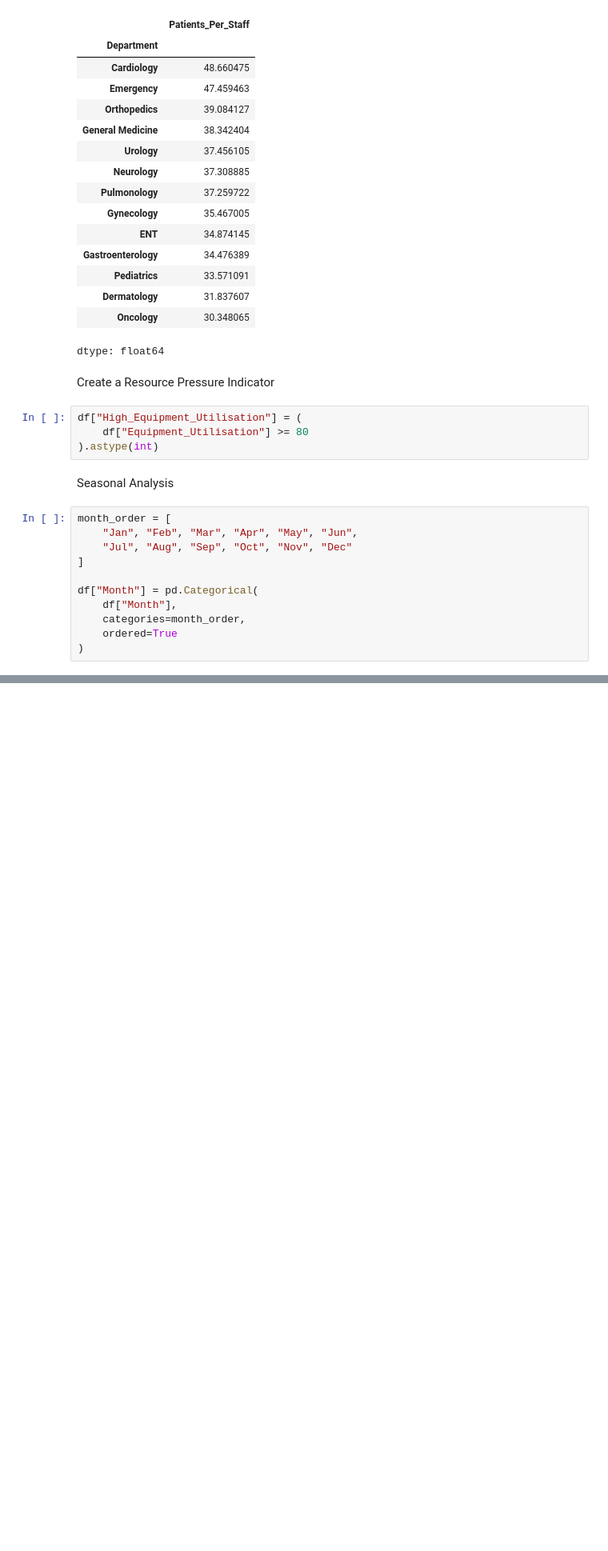
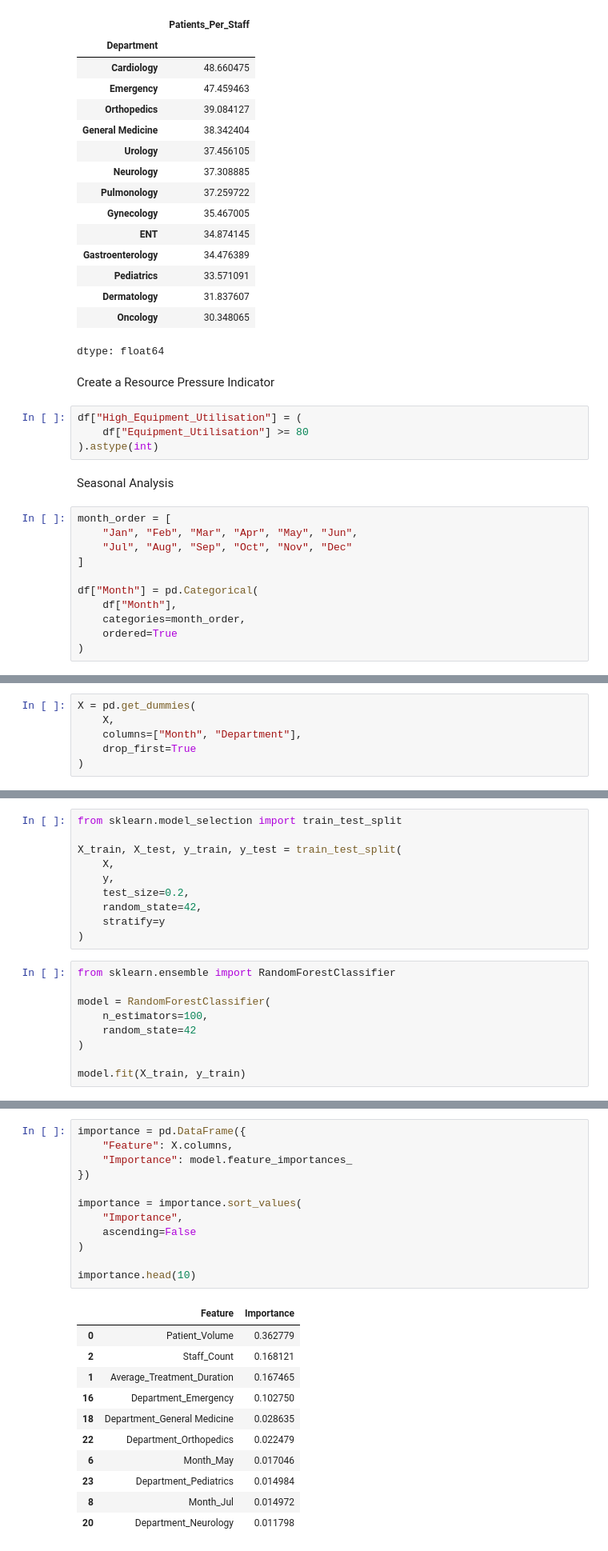
Before and after one commit to PRIYA-P14/Hospital_Resource_Allocation_Analysis, a Jupyter notebook: Hospital_Resource_Allocation_Analysis.ipynb, the cells around one changed output, grey strips where cells are left out. Shown at 80% size. Cells and saved outputs as stored; diff of their text form; blank space fills up the shorter version.

```diff
--- a/Hospital_Resource_Allocation_Analysis.ipynb
+++ b/Hospital_Resource_Allocation_Analysis.ipynb
@@ -243,0 +330,6 @@ df["Month"] = pd.Categorical(
+# %%
+X = pd.get_dummies(
+    X,
+    columns=["Month", "Department"],
+    drop_first=True
+)
@@ -243,0 +338,19 @@ df["Month"] = pd.Categorical(
+# %%
+from sklearn.model_selection import train_test_split
+
+X_train, X_test, y_train, y_test = train_test_split(
+    X,
+    y,
+    test_size=0.2,
+    random_state=42,
+    stratify=y
+)
+# %%
+from sklearn.ensemble import RandomForestClassifier
+
+model = RandomForestClassifier(
+    n_estimators=100,
+    random_state=42
+)
+
+model.fit(X_train, y_train)
@@ -243,0 +402,24 @@ df["Month"] = pd.Categorical(
+# %%
+importance = pd.DataFrame({
+    "Feature": X.columns,
+    "Importance": model.feature_importances_
+})
+
+importance = importance.sort_values(
+    "Importance",
+    ascending=False
+)
+
+importance.head(10)
+# %% [output]
+|  | Feature | Importance |
+| 0 | Patient_Volume | 0.362779 |
+| 2 | Staff_Count | 0.168121 |
+| 1 | Average_Treatment_Duration | 0.167465 |
+| 16 | Department_Emergency | 0.102750 |
+| 18 | Department_General Medicine | 0.028635 |
+| 22 | Department_Orthopedics | 0.022479 |
+| 6 | Month_May | 0.017046 |
+| 23 | Department_Pediatrics | 0.014984 |
+| 8 | Month_Jul | 0.014972 |
+| 20 | Department_Neurology | 0.011798 |
```
Also changed, not shown: parts of 20 cells of this notebook.
